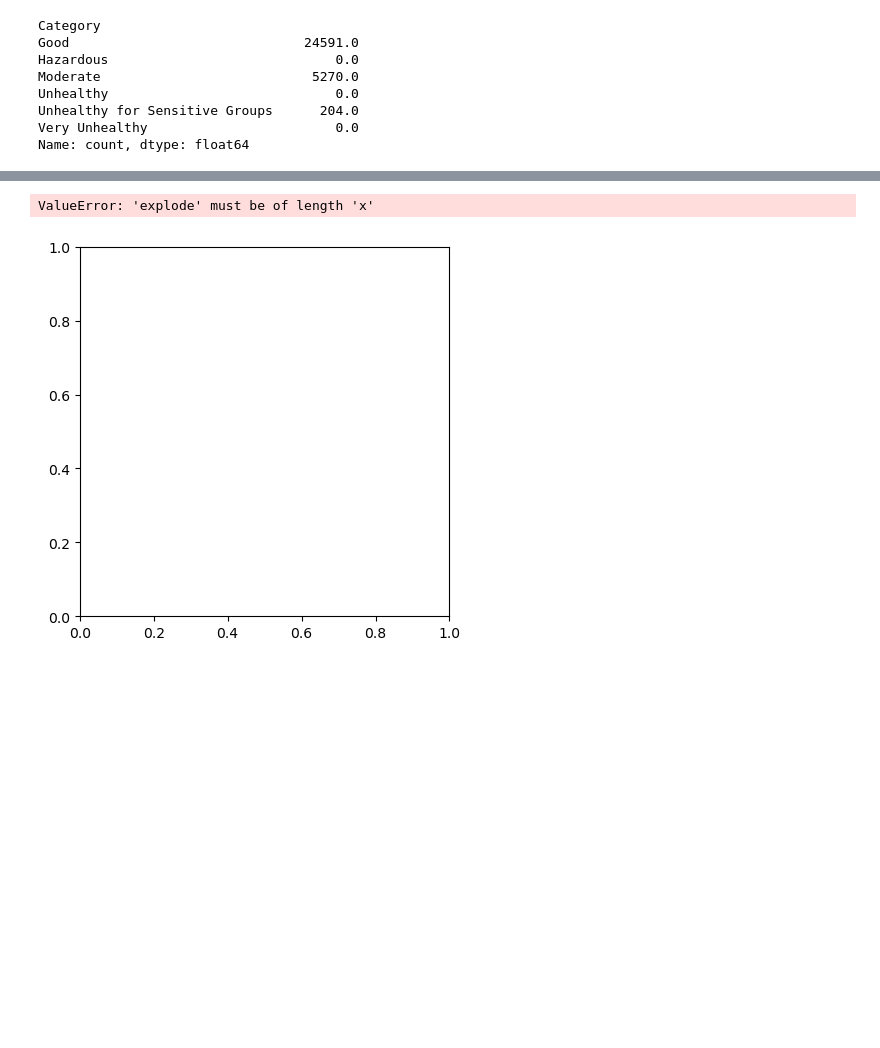
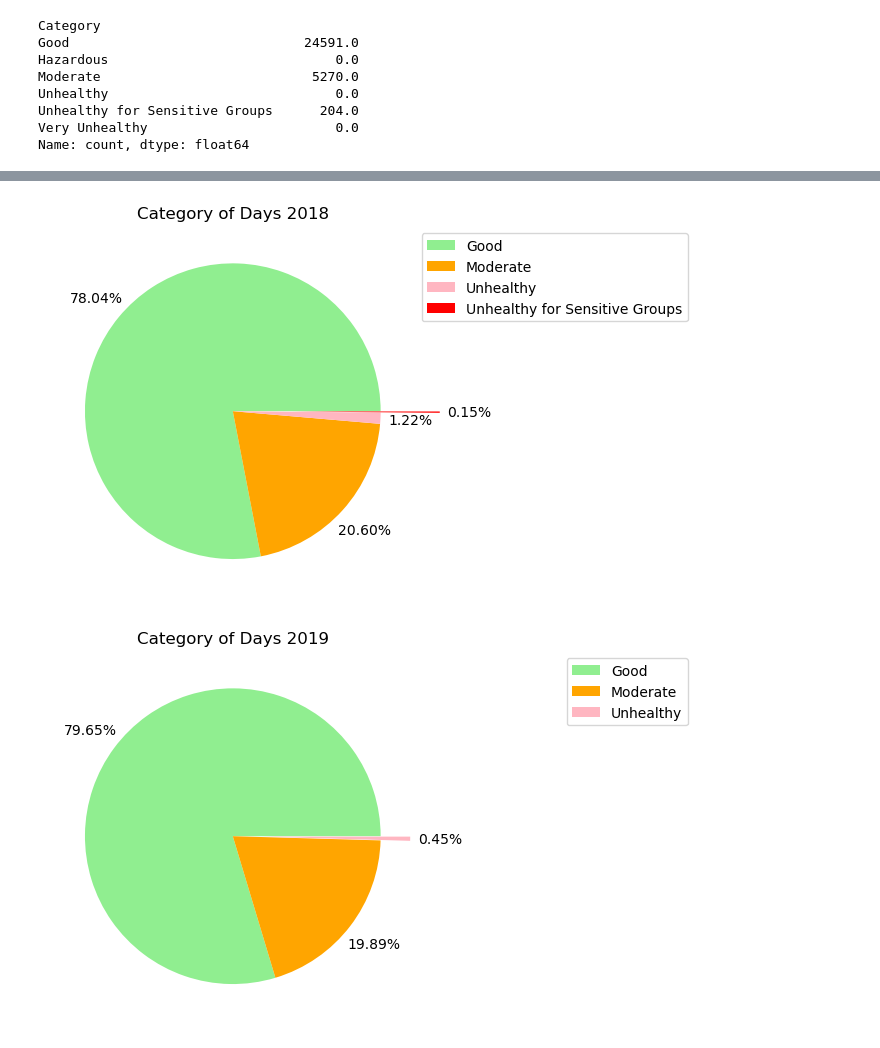
Before and after one commit to emilyclairevoyant/data-questers, a Jupyter notebook: Years2018-2023_piecharts.ipynb, the cells around one changed output, grey strips where cells are left out. Drawn from its saved outputs; the diff is of its cells as text; code cells hidden in the pictures; blank space fills up the shorter version.

```diff
--- a/Years2018-2023_piecharts.ipynb
+++ b/Years2018-2023_piecharts.ipynb
@@ -157,7 +167,7 @@ plt.legend(labels=labels,loc='upper right', bbox_to_anchor=(1.75, 1))
 plt.show()
 
 #pie chart 2018
-explode_2018=(0, 0, 0, 0, 0.4, 0.8)
+explode_2018=(0, 0, 0, 0.4)
 plt.pie(days2018_count,labels=None,colors=colors,autopct='%2.2f%%', pctdistance=1.20, explode=explode_2018)
 plt.title('Category of Days 2018')
 # Move the legend to a specific position
@@ -165,7 +175,7 @@ plt.legend(labels=labels,loc='upper right', bbox_to_anchor=(1.75, 1))
 plt.show()
 
 #pie chart 2019
-explode_2019=(0, 0, 0, 0.4, 0.7, 1)
+explode_2019=(0, 0, 0.2)
 plt.pie(days2019_count,labels=None,colors=colors,autopct='%2.2f%%', pctdistance=1.20, explode=explode_2019)
 plt.title('Category of Days 2019')
 # Move the legend to a specific position
@@ -173,37 +183,37 @@ plt.legend(labels=labels,loc='upper right', bbox_to_anchor=(1.75, 1))
 plt.show()
 
 #pie chart 2020
-explode_2020=(0, 0, 0, 0.4, 0.7, 1)
+explode_2020=(0, 0, 0.2)
 plt.pie(days2020_count,labels=None,colors=colors,autopct='%2.2f%%', pctdistance=1.20, explode=explode_2020)
 plt.title('Category of Days 2020')
 # Move the legend to a specific position
 plt.legend(labels=labels,loc='upper right', bbox_to_anchor=(1.75, 1))
 plt.show()
 
 #pie chart 2021
-explode_2021=(0, 0, 0, 0.4, 0.7, 1)
+explode_2021=(0, 0, 0.4, 0.8)
 plt.pie(days2021_count,labels=None,colors=colors,autopct='%2.2f%%', pctdistance=1.20, explode=explode_2021)
 plt.title('Category of Days 2021')
 # Move the legend to a specific position
 plt.legend(labels=labels,loc='upper right', bbox_to_anchor=(1.75, 1))
 plt.show()
 
 #pie chart 2022
-explode_2022=(0, 0, 0, 0.4, 0.7, 1)
+explode_2022=(0, 0, 0, 0.5, 1)
 plt.pie(days2022_count,labels=None,colors=colors,autopct='%2.2f%%', pctdistance=1.20, explode=explode_2022)
 plt.title('Category of Days 2022')
 # Move the legend to a specific position
 plt.legend(labels=labels,loc='upper right', bbox_to_anchor=(1.75, 1))
 plt.show()
 
 #pie chart 2023
-explode_2023=(0, 0, 0, 0.4, 0.7, 1)
+explode_2023=(0, 0, 0, 0, 0.4)
 plt.pie(days2023_count,labels=None,colors=colors,autopct='%2.2f%%', pctdistance=1.20, explode=explode_2023)
 plt.title('Category of Days 2023')
 # Move the legend to a specific position
 plt.legend(labels=labels,loc='upper right', bbox_to_anchor=(1.75, 1))
 plt.show()
 # %% [output]
 [figure]
-ValueError: 'explode' must be of length 'x'
-[figure, old version]
+[figure, new version]
+[figure, added]
```
Also changed, not shown: parts of 11 cells of this notebook.
